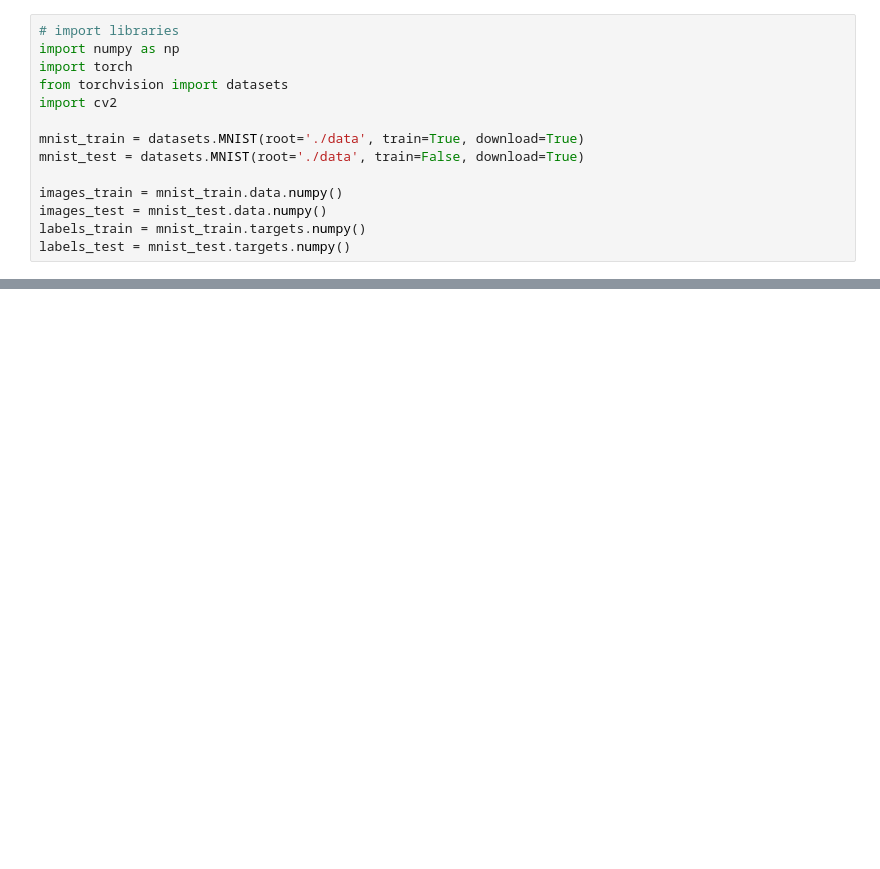
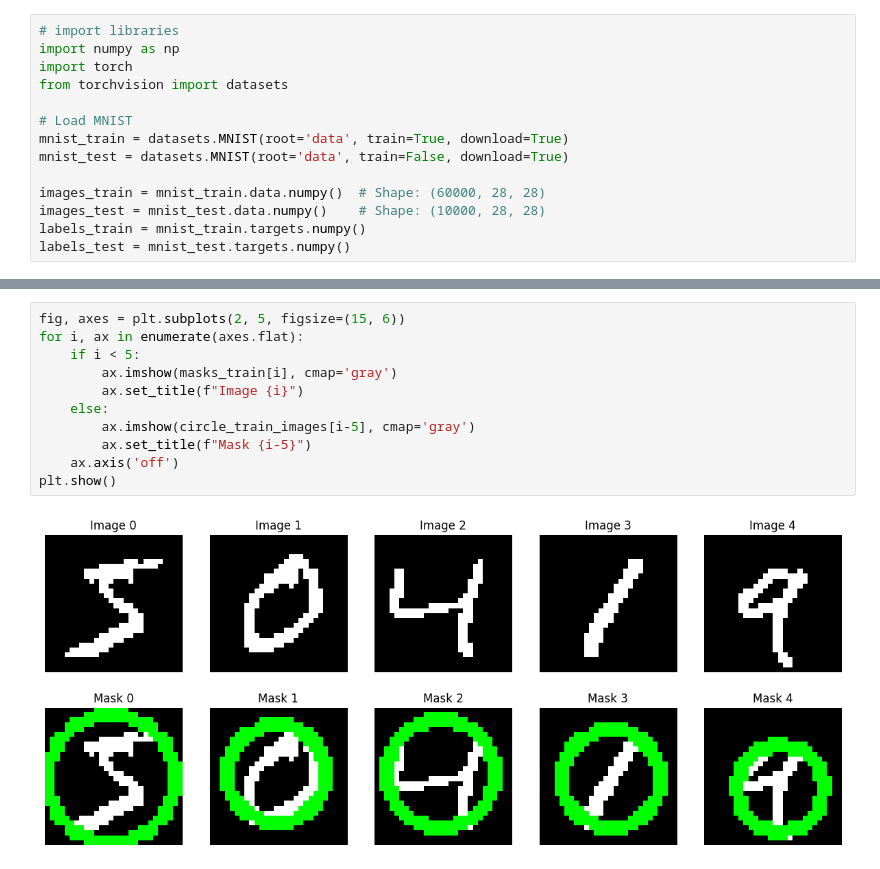
Before and after one commit to VinayChavan2006/EE655-Computer-Vision-and-Deep-Learning, a Jupyter notebook: Assignment-2.ipynb, the cells around one changed output, grey strips where cells are left out. Drawn from its saved outputs; the diff is of its cells as text; blank space fills up the shorter version.

```diff
--- a/Assignment-2.ipynb
+++ b/Assignment-2.ipynb
@@ -5,12 +5,12 @@
 import numpy as np
 import torch
 from torchvision import datasets
-import cv2
 
-mnist_train = datasets.MNIST(root='./data', train=True, download=True)
-mnist_test = datasets.MNIST(root='./data', train=False, download=True)
+# Load MNIST
+mnist_train = datasets.MNIST(root='data', train=True, download=True)
+mnist_test = datasets.MNIST(root='data', train=False, download=True)
 
-images_train = mnist_train.data.numpy()
-images_test = mnist_test.data.numpy()
+images_train = mnist_train.data.numpy()  # Shape: (60000, 28, 28)
+images_test = mnist_test.data.numpy()    # Shape: (10000, 28, 28)
 labels_train = mnist_train.targets.numpy()
 labels_test = mnist_test.targets.numpy()
@@ -64,0 +131,13 @@ circles_test = np.array([get_tight_circle(mask) + [label] for mask, label in zip
+# %%
+fig, axes = plt.subplots(2, 5, figsize=(15, 6))
+for i, ax in enumerate(axes.flat):
+    if i < 5:
+        ax.imshow(masks_train[i], cmap='gray')
+        ax.set_title(f"Image {i}")
+    else:
+        ax.imshow(circle_train_images[i-5], cmap='gray')
+        ax.set_title(f"Mask {i-5}")
+    ax.axis('off')
+plt.show()
+# %% [output]
+[figure, added]
```
Also changed, not shown: parts of 10 cells of this notebook.
